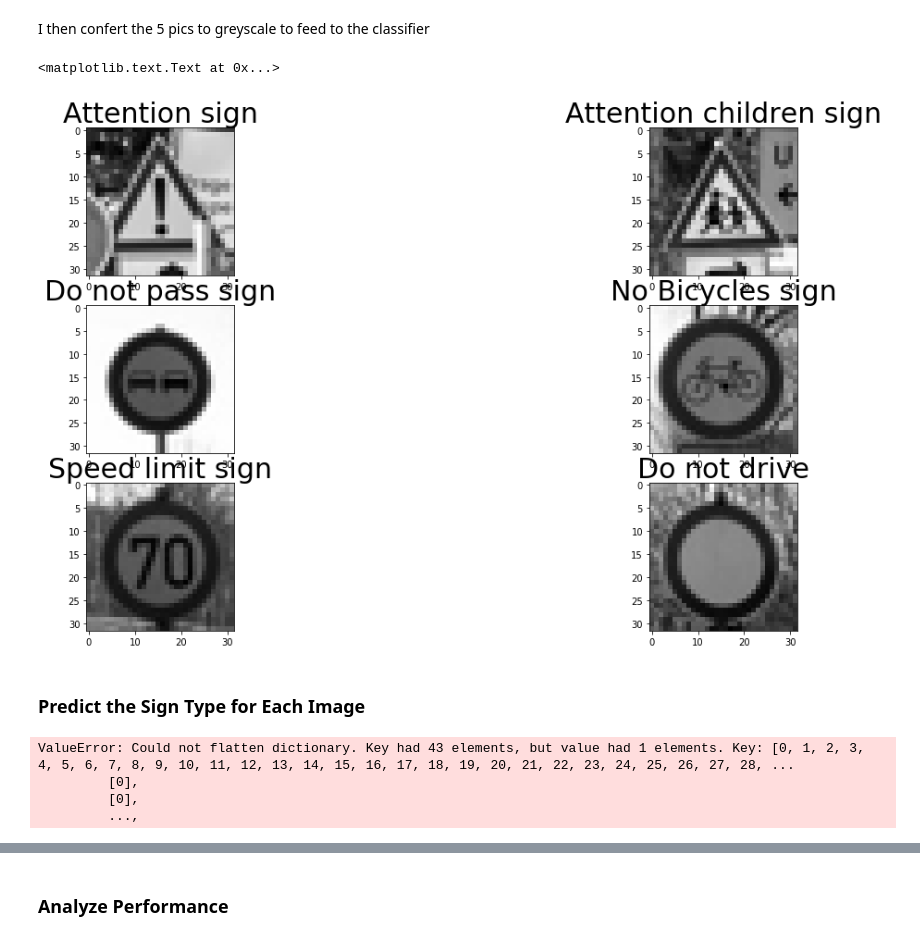
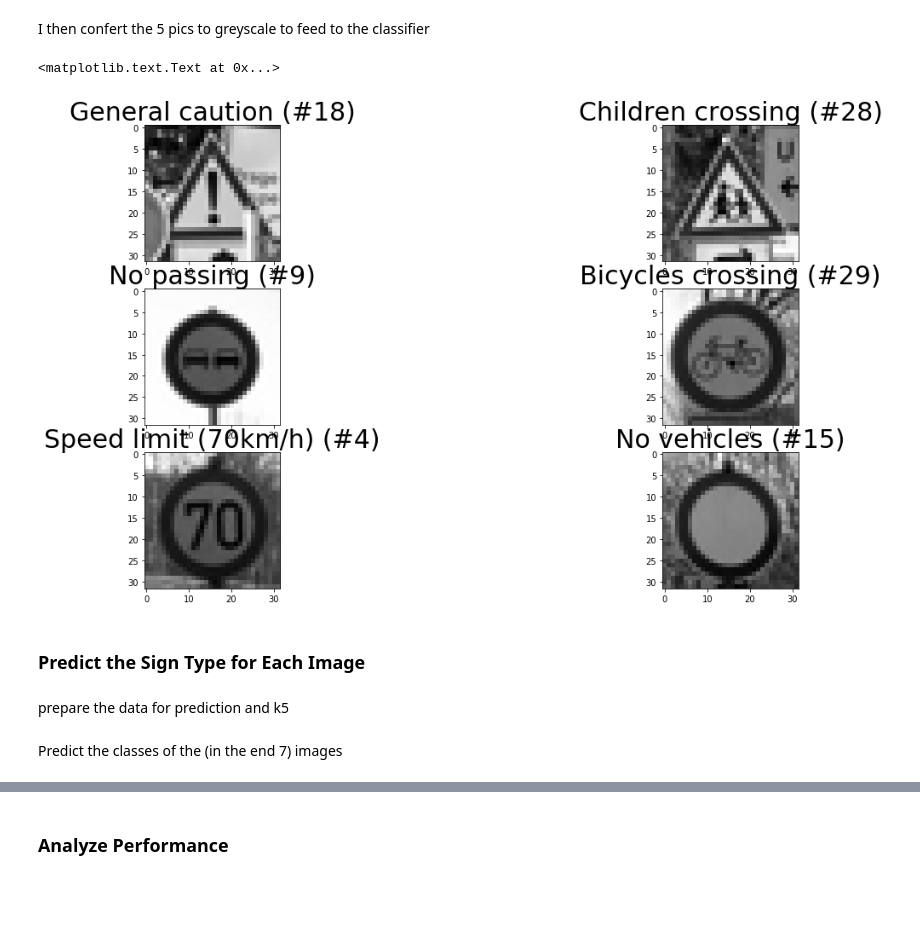
Before and after one commit to joergsimon/SDCND-Term1-TrafficSign, a Jupyter notebook: Traffic_Sign_Classifier.ipynb, the cells around one changed output, grey strips where cells are left out. Drawn from its saved outputs; the diff is of its cells as text; code cells hidden in the pictures; blank space fills up the shorter version.

```diff
--- a/Traffic_Sign_Classifier.ipynb
+++ b/Traffic_Sign_Classifier.ipynb
@@ -606,63 +606,46 @@ I then confert the 5 pics to greyscale to feed to the classifier
 # %%
 import cv2
 f, axarr = plt.subplots(3, 2, figsize=(20,10))
 
 image = mpimg.imread('images/attention.png')
 image1 = cv2.cvtColor(image, cv2.COLOR_RGB2GRAY)
+#image1 = cv2.medianBlur(image1,3)
 axarr[0, 0].imshow(image1, cmap='gray')
-axarr[0, 0].set_title('Attention sign', fontsize=30)
+axarr[0, 0].set_title('General caution (#18)', fontsize=30)
 
 image = mpimg.imread('images/attention_children.png')
 image2 = cv2.cvtColor(image, cv2.COLOR_RGB2GRAY)
+#image2 = cv2.medianBlur(image2,3)
 axarr[0, 1].imshow(image2, cmap='gray')
-axarr[0, 1].set_title('Attention children sign', fontsize=30)
+axarr[0, 1].set_title('Children crossing (#28)', fontsize=30)
 
 image = mpimg.imread('images/do_no_pass.png')
 image3 = cv2.cvtColor(image, cv2.COLOR_RGB2GRAY)
+#image3 = cv2.medianBlur(image3,3)
 axarr[1, 0].imshow(image3, cmap='gray')
-axarr[1, 0].set_title('Do not pass sign', fontsize=30) # Gandalf!
+axarr[1, 0].set_title('No passing (#9)', fontsize=30) # Gandalf!
 
 image = mpimg.imread('images/no_bicycles.png')
 image4 = cv2.cvtColor(image, cv2.COLOR_RGB2GRAY)
+#image4 = cv2.medianBlur(image4,3)
 axarr[1, 1].imshow(image4, cmap='gray')
-axarr[1, 1].set_title('No Bicycles sign', fontsize=30)
+axarr[1, 1].set_title('Bicycles crossing (#29)', fontsize=30)
 
 image = mpimg.imread('images/speed_limit.png')
 image5 = cv2.cvtColor(image, cv2.COLOR_RGB2GRAY)
+#image5 = cv2.medianBlur(image5,3)
 axarr[2, 0].imshow(image5, cmap='gray')
-axarr[2, 0].set_title('Speed limit sign', fontsize=30)
+axarr[2, 0].set_title('Speed limit (70km/h) (#4)', fontsize=30)
 
 image = mpimg.imread('images/do_not_drive.png')
 image6 = cv2.cvtColor(image, cv2.COLOR_RGB2GRAY)
+#image6 = cv2.medianBlur(image6,3)
 axarr[2, 1].imshow(image6, cmap='gray')
-axarr[2, 1].set_title('Do not drive', fontsize=30)
+axarr[2, 1].set_title('No vehicles (#15)', fontsize=30)
 # %% [output]
 <matplotlib.text.Text at 0x...>
-[figure, old version]
+[figure, new version]
 # %% [markdown]
 ### Predict the Sign Type for Each Image
-# %%
-x_data = np.uint8(np.zeros((6,32,32,1)))
-x_data[0]=np.expand_dims(image1, axis=2)
-x_data[1]=np.expand_dims(image2, axis=2)
-x_data[2]=np.expand_dims(image3, axis=2)
-x_data[3]=np.expand_dims(image4, axis=2)
-x_data[4]=np.expand_dims(image5, axis=2)
-x_data[5]=np.expand_dims(image6, axis=2)
-
-#with tf.Session() as sess:
-#    saver.restore(sess, './lenet')
-#    pred = sess.run(tf.argmax(logits, 1), feed_dict={x: x_data, keep_prob: 1.0, phase_train: False})
-#    print(pred)
-
-with tf.Session() as sess:
-    saver.restore(sess, './lenet')
-    top5 = sess.run(tf.nn.softmax(logits), feed_dict={x: x_data, keep_prob: 1.0, phase_train: False})
-    top5 = tf.nn.top_k(top5, 5)
-    top5 = sess.run(top5)
-    print(top5)
-# %% [output]
-ValueError: Could not flatten dictionary. Key had 43 elements, but value had 1 elements. Key: [0, 1, 2, 3, 4, 5, 6, 7, 8, 9, 10, 11, 12, 13, 14, 15, 16, 17, 18, 19, 20, 21, 22, 23, 24, 25, 26, 27, 28, ...
-         [0],
-         [0],
-         ...,
+# %% [markdown]
+prepare the data for prediction and k5
@@ -668,0 +665,2 @@ ValueError: Could not flatten dictionary. Key had 43 elements, but value had 1 e
+# %% [markdown]
+Predict the classes of the (in the end 7) images
```
Also changed, not shown: parts of 14 cells of this notebook.
